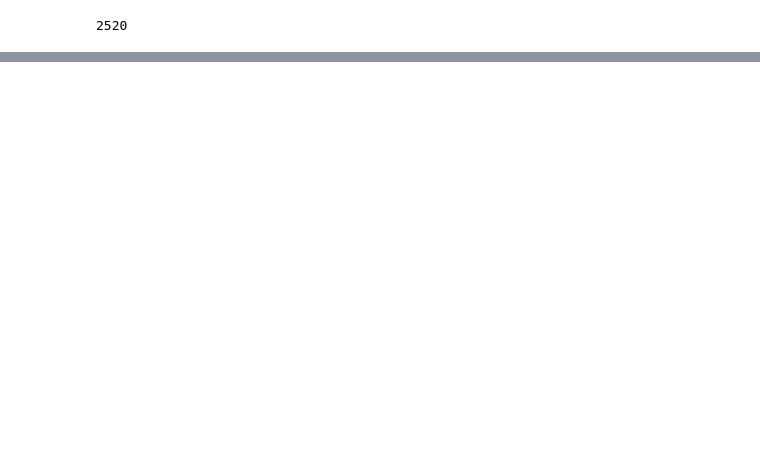
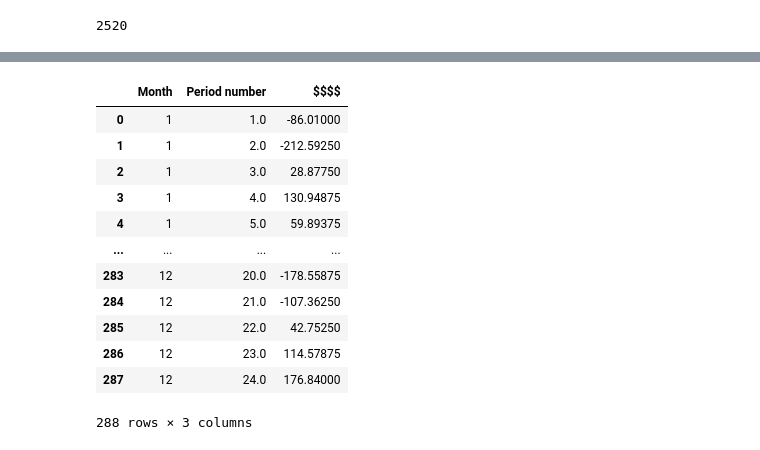
Before and after one commit to tomektom10/dataScienceBootCamp, a Jupyter notebook: analiza_energia_tylko_weekendy.ipynb, the cells around one changed output, grey strips where cells are left out. Drawn from its saved outputs; the diff is of its cells as text; code cells hidden in the pictures; blank space fills up the shorter version.

```diff
--- a/analiza_energia_tylko_weekendy.ipynb
+++ b/analiza_energia_tylko_weekendy.ipynb
@@ -33,3 +68,9 @@ suma
+# %%
+df = df.drop('ZYSK/STRATA', axis=1)
+# %%
+df = df.drop('Unnamed: 11', axis=1)
+# %%
+df = df.drop('Unnamed: 12', axis=1)
 # %%
 
 
@@ -98,0 +163,7 @@ len(new_df)
+# %%
+# Dodanie kolumny z miesiącem
+# ROZBICIE NA GODZINY MIESIACE TYLKO WEEKENDY
+weekend_df['Month'] = weekend_df['Delivery day'].dt.month
+
+# Grupowanie danych po miesiącu i 'Period number', a następnie obliczanie sumy '$$$$' dla każdej grupy
+grouped_miesiace_dni = weekend_df.groupby(['Month', 'Period number'])['$$$$'].sum()
@@ -98,0 +225,20 @@ len(new_df)
+# %%
+# Wyświetlenie całej zawartości DataFrame grouped_monthly_data_godziny_miesiace
+# Zakładając, że grouped_monthly_data_godziny_miesiace to nazwa DataFrame, którą chcesz wyświetlić
+# grouped_monthly_data_godziny_miesiace jest już zdefiniowany z poprzednich kroków
+
+grouped_miesiace_dni.reset_index()
+# %% [output]
+|  | Month | Period number | $$$$ |
+| 0 | 1 | 1.0 | -86.01000 |
+| 1 | 1 | 2.0 | -212.59250 |
+| 2 | 1 | 3.0 | 28.87750 |
+| 3 | 1 | 4.0 | 130.94875 |
+| 4 | 1 | 5.0 | 59.89375 |
+| ... | ... | ... | ... |
+| 283 | 12 | 20.0 | -178.55875 |
+| 284 | 12 | 21.0 | -107.36250 |
+| 285 | 12 | 22.0 | 42.75250 |
+| 286 | 12 | 23.0 | 114.57875 |
+| 287 | 12 | 24.0 | 176.84000 |
+288 rows × 3 columns
```
Also changed, not shown: parts of 26 cells of this notebook.
